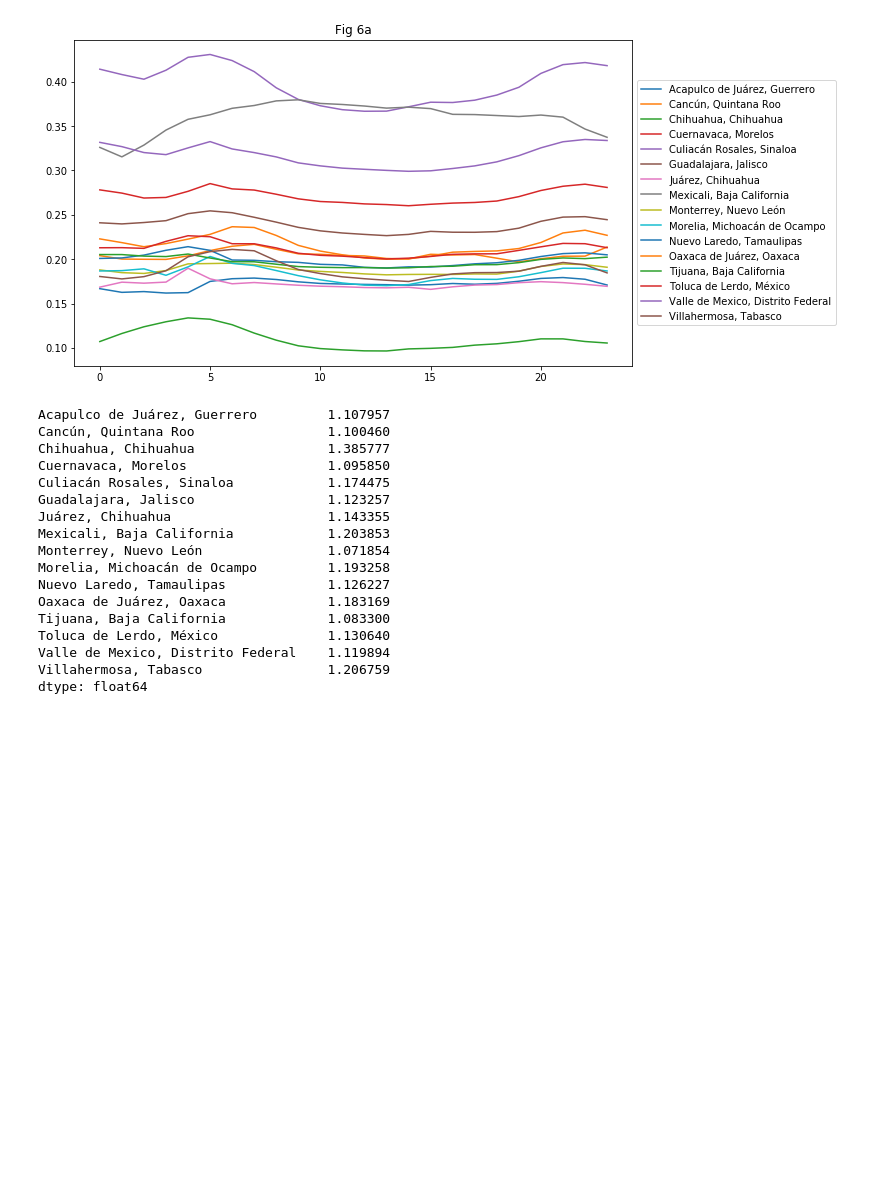
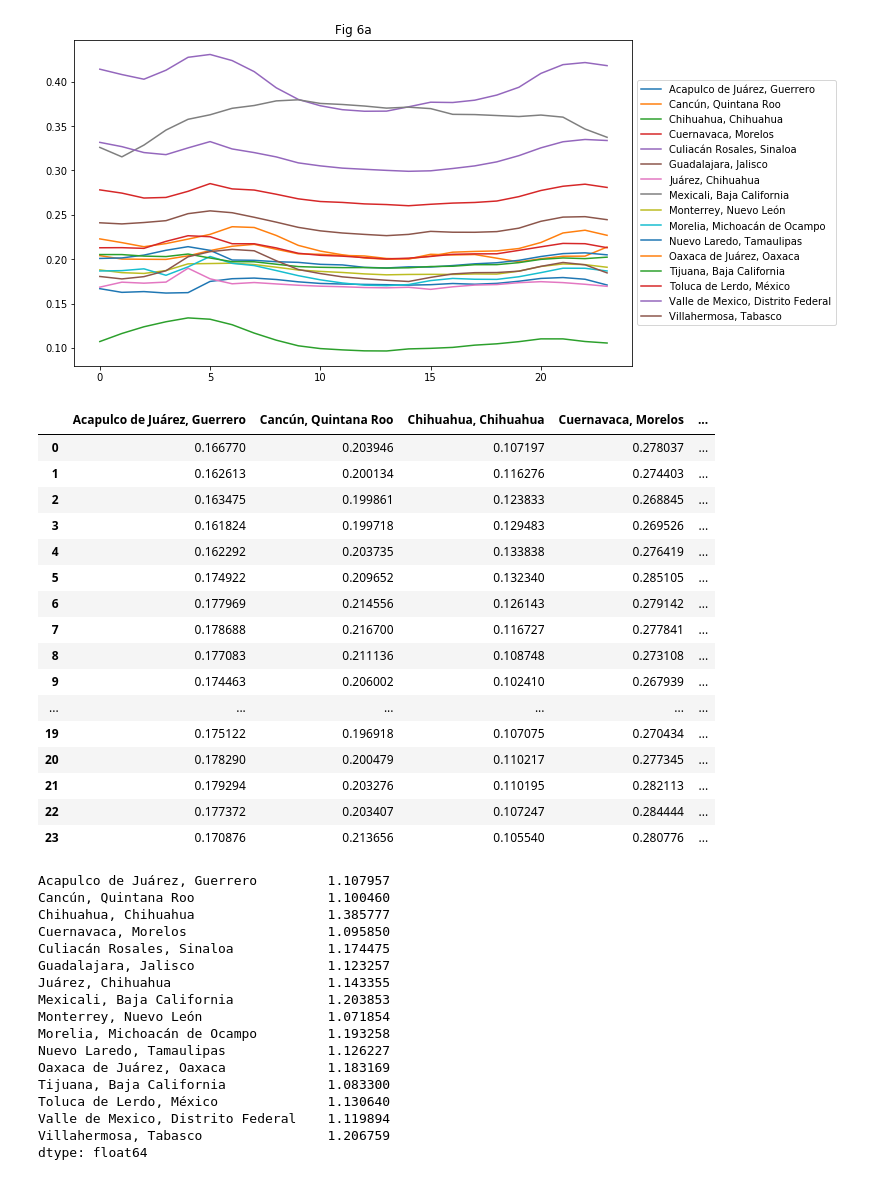
Before and after one commit to JHWu92/mob2crime, a Jupyter notebook: hotspot statistics.ipynb, the cells around one changed output. Saved outputs shown, nothing was run; the diff lists cells and outputs as text; code cells hidden in the pictures; blank space fills up the shorter version.

```diff
--- a/hotspot statistics.ipynb
+++ b/hotspot statistics.ipynb
@@ -64,6 +64,26 @@ plt.legend(loc='center left', bbox_to_anchor=(1.0, 0.5))
 # %% [output]
 <matplotlib.legend.Legend at 0x...>
 [figure]
+# %%
+dv_cities
+# %% [output]
+|  | Acapulco de Juárez, Guerrero | Cancún, Quintana Roo | Chihuahua, Chihuahua | Cuernavaca, Morelos | ... |
+| 0 | 0.166770 | 0.203946 | 0.107197 | 0.278037 | ... |
+| 1 | 0.162613 | 0.200134 | 0.116276 | 0.274403 | ... |
+| 2 | 0.163475 | 0.199861 | 0.123833 | 0.268845 | ... |
+| 3 | 0.161824 | 0.199718 | 0.129483 | 0.269526 | ... |
+| 4 | 0.162292 | 0.203735 | 0.133838 | 0.276419 | ... |
+| 5 | 0.174922 | 0.209652 | 0.132340 | 0.285105 | ... |
+| 6 | 0.177969 | 0.214556 | 0.126143 | 0.279142 | ... |
+| 7 | 0.178688 | 0.216700 | 0.116727 | 0.277841 | ... |
+| 8 | 0.177083 | 0.211136 | 0.108748 | 0.273108 | ... |
+| 9 | 0.174463 | 0.206002 | 0.102410 | 0.267939 | ... |
+| ... | ... | ... | ... | ... | ... |
+| 19 | 0.175122 | 0.196918 | 0.107075 | 0.270434 | ... |
+| 20 | 0.178290 | 0.200479 | 0.110217 | 0.277345 | ... |
+| 21 | 0.179294 | 0.203276 | 0.110195 | 0.282113 | ... |
+| 22 | 0.177372 | 0.203407 | 0.107247 | 0.284444 | ... |
+| 23 | 0.170876 | 0.213656 | 0.105540 | 0.280776 | ... |
 # %%
 u_cities
 # %% [output]
```
Also changed, not shown: parts of 1 cell of this notebook, 1 other file.
